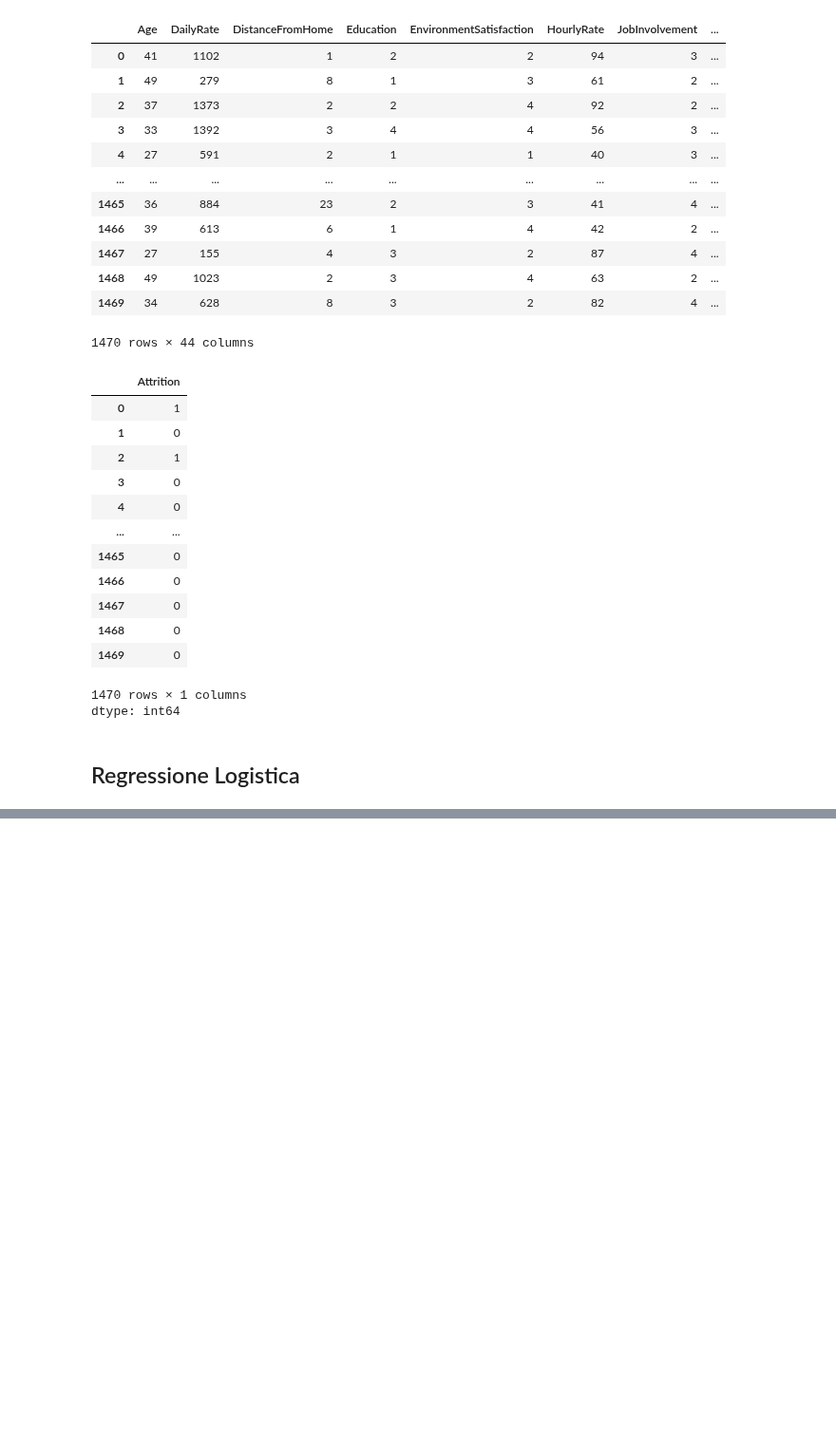
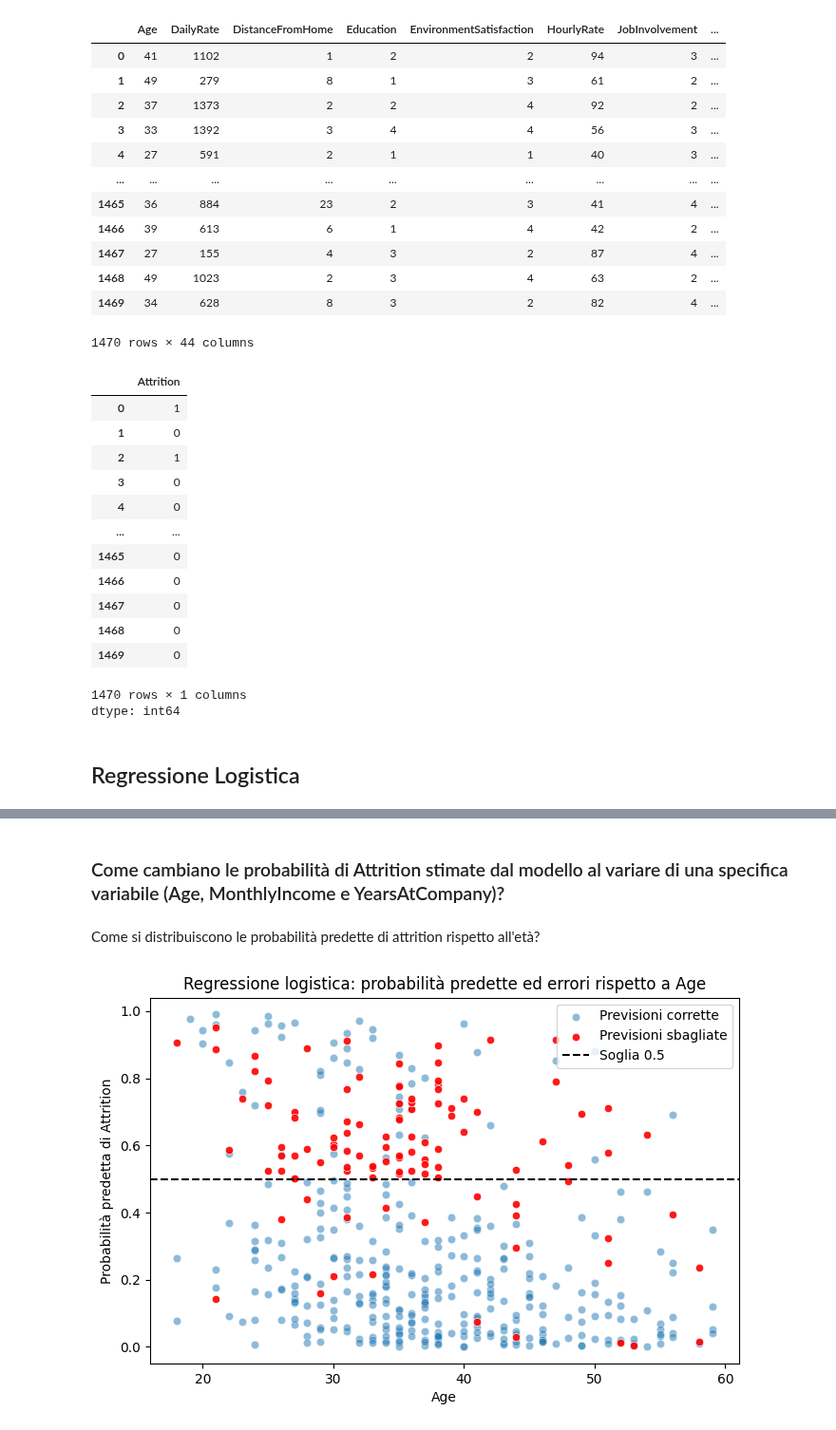
Before and after one commit to margheritamarinelli/Progetto-Data-Science-gruppo-9, a Jupyter notebook: notebook/Progetto_Data_Science_gruppo9.ipynb, the cells around one changed output, grey strips where cells are left out. Shown at 95% size. Saved outputs shown, nothing was run; the diff lists cells and outputs as text; code cells hidden in the pictures; blank space fills up the shorter version.

```diff
--- a/notebook/Progetto_Data_Science_gruppo9.ipynb
+++ b/notebook/Progetto_Data_Science_gruppo9.ipynb
@@ -531,0 +601,67 @@ dtype: int64
+# %% [markdown]
+### Come cambiano le probabilità di Attrition stimate dal modello al variare di una specifica variabile (Age, MonthlyIncome e YearsAtCompany)?
+# %% [markdown]
+Come si distribuiscono le probabilità predette di attrition rispetto all'età?
+# %%
+# variabile da visualizzare
+feature = "Age"
+
+# probabilità predette sul test set
+predicted_prob_test = log_model.predict_proba(X_test_scaled)[:, 1]
+
+# soglia decisionale
+threshold = 0.5
+
+# dataframe per il grafico
+df_plot = X_test.copy()
+
+df_plot["Attrition"] = y_test.values
+df_plot["predicted_prob"] = predicted_prob_test
+df_plot["predicted_class"] = (
+    df_plot["predicted_prob"] >= threshold
+).astype(int)
+
+# individua gli errori
+df_plot["wrong_prediction"] = (
+    df_plot["predicted_class"] != df_plot["Attrition"]
+)
+
+plt.figure(figsize=(8, 5))
+
+# previsioni corrette
+sns.scatterplot(
+    data=df_plot[df_plot["wrong_prediction"] == False],
+    x=feature,
+    y="predicted_prob",
+    alpha=0.5,
+    label="Previsioni corrette"
+)
+
+# previsioni sbagliate
+sns.scatterplot(
+    data=df_plot[df_plot["wrong_prediction"] == True],
+    x=feature,
+    y="predicted_prob",
+    color="red",
+    alpha=0.9,
+    label="Previsioni sbagliate"
+)
+
+# linea della soglia
+plt.axhline(
+    threshold,
+    linestyle="--",
+    color="black",
+    label=f"Soglia {threshold}"
+)
+
+plt.title(
+    f"Regressione logistica: probabilità predette ed errori rispetto a {feature}"
+)
+
+plt.xlabel(feature)
+plt.ylabel("Probabilità predetta di Attrition")
+plt.legend()
+plt.show()
+# %% [output]
+[figure, added]
```
Also changed, not shown: parts of 12 cells of this notebook.
